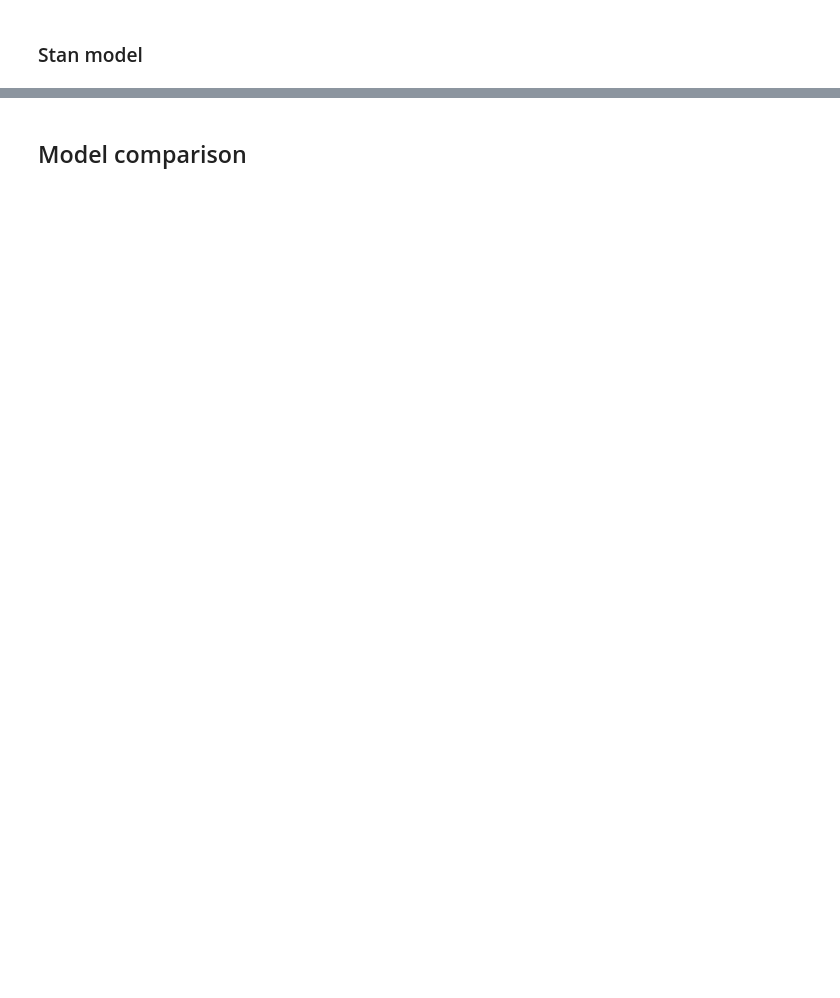
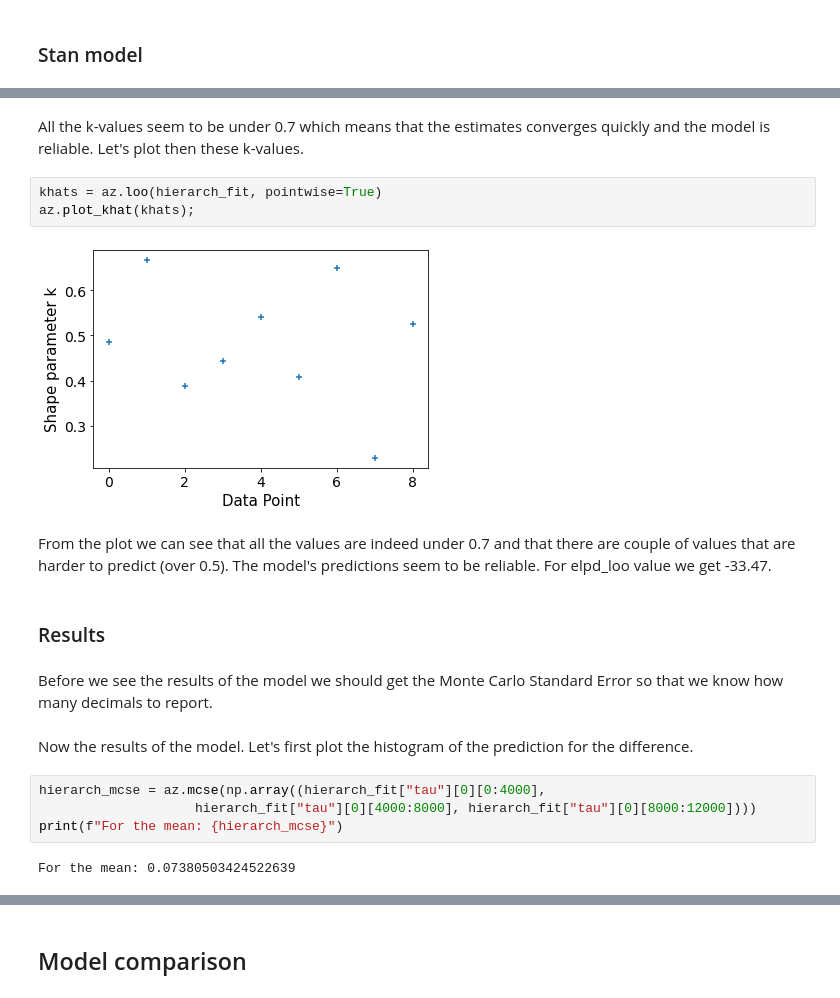
Before and after one commit to shiftleino/bayesian-premier, a Jupyter notebook: analysis.ipynb, the cells around one changed output, grey strips where cells are left out. Drawn from its saved outputs; the diff is of its cells as text; blank space fills up the shorter version.

```diff
--- a/analysis.ipynb
+++ b/analysis.ipynb
@@ -809,0 +885,21 @@ model {
+# %% [markdown]
+All the k-values seem to be under 0.7 which means that the estimates converges quickly and the model is reliable. Let's plot then these k-values.
+# %%
+khats = az.loo(hierarch_fit, pointwise=True)
+az.plot_khat(khats);
+# %% [output]
+[figure, added]
+# %% [markdown]
+From the plot we can see that all the values are indeed under 0.7 and that there are couple of values that are harder to predict (over 0.5). The model's predictions seem to be reliable. For elpd_loo value we get -33.47.
+# %% [markdown]
+### Results
+# %% [markdown]
+Before we see the results of the model we should get the Monte Carlo Standard Error so that we know how many decimals to report.
+# %% [markdown]
+Now the results of the model. Let's first plot the histogram of the prediction for the difference.
+# %%
+hierarch_mcse = az.mcse(np.array((hierarch_fit["tau"][0][0:4000],
+                    hierarch_fit["tau"][0][4000:8000], hierarch_fit["tau"][0][8000:12000])))
+print(f"For the mean: {hierarch_mcse}")
+# %% [output]
+For the mean: 0.07380503424522639
```
Also changed, not shown: parts of 28 cells of this notebook, 1 other file.
